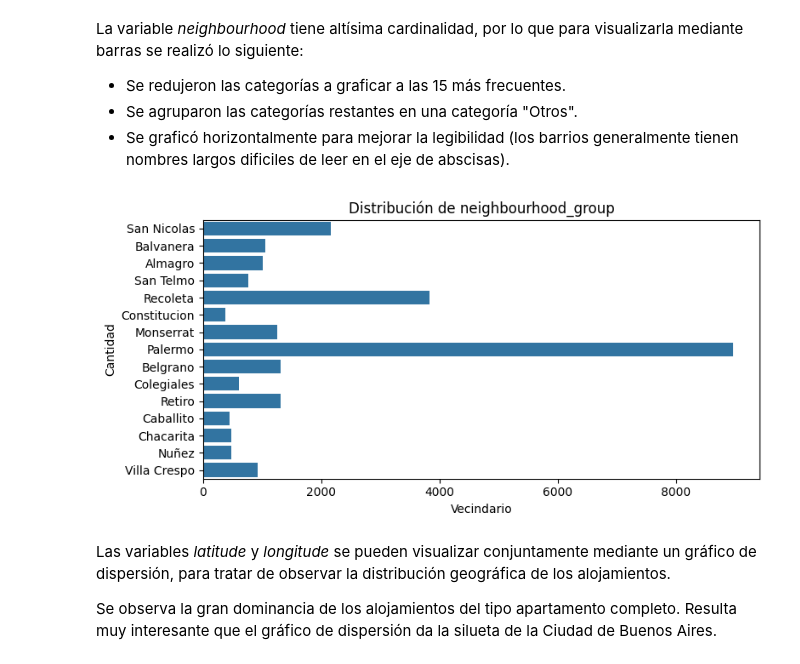
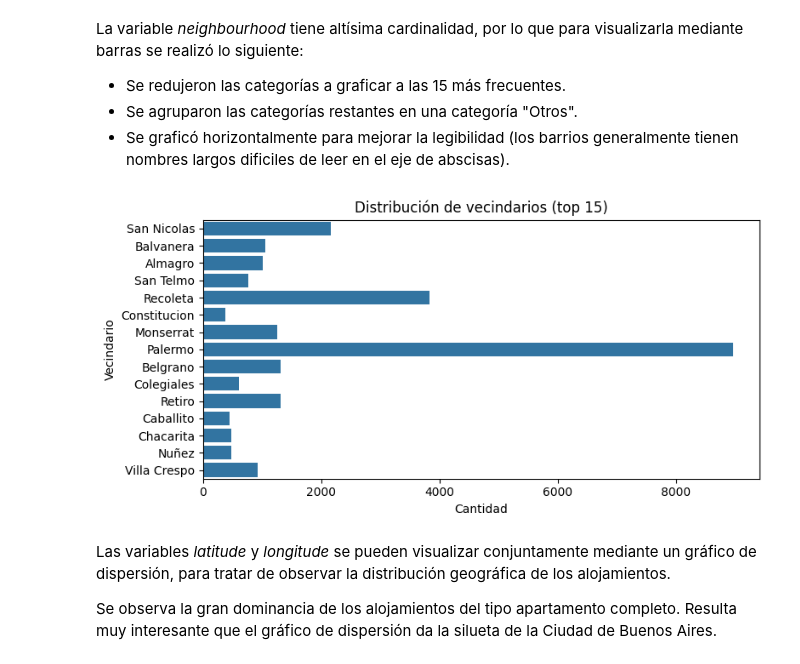
Before and after one commit to uqee/CEIA_AdD_AMIA_Trabajo_grupal_7, a Jupyter notebook: src/listings.ipynb, the cells around one changed output. Saved outputs shown, nothing was run; the diff lists cells and outputs as text; code cells hidden in the pictures.

```diff
--- a/src/listings.ipynb
+++ b/src/listings.ipynb
@@ -233,16 +233,16 @@ La variable *neighbourhood* tiene altísima cardinalidad, por lo que para visual
 # %%
 plt.figure(figsize=(8, 4))
 
 top_n = df['neighbourhood'].value_counts().head(15).index
 sns.countplot(data=df[df['neighbourhood'].isin(top_n)], y='neighbourhood')
 
-plt.title('Distribución de neighbourhood_group')
-plt.xlabel('Vecindario')
-plt.ylabel('Cantidad')
+plt.title('Distribución de vecindarios (top 15)')
+plt.xlabel('Cantidad')
+plt.ylabel('Vecindario')
 plt.tight_layout()
 plt.show()
 # %% [output]
-[figure, old version]
+[figure, new version]
 # %% [markdown]
 Las variables *latitude* y *longitude* se pueden visualizar conjuntamente mediante un gráfico de dispersión, para tratar de observar la distribución geográfica de los alojamientos.
 
```
